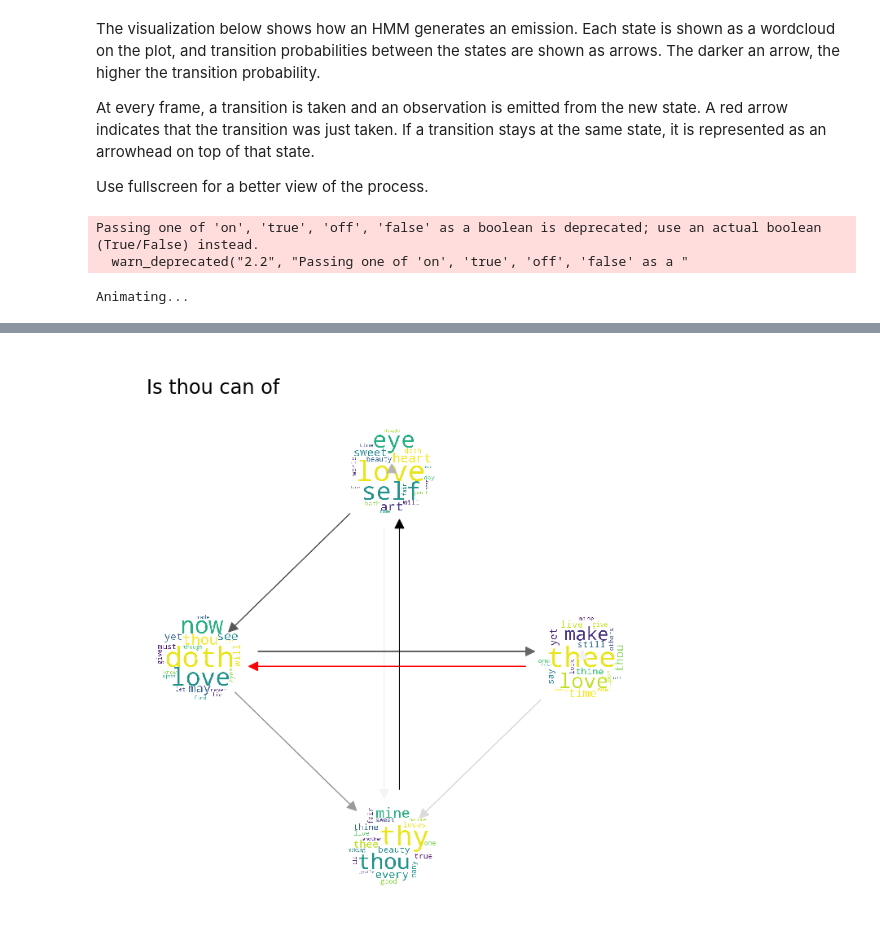
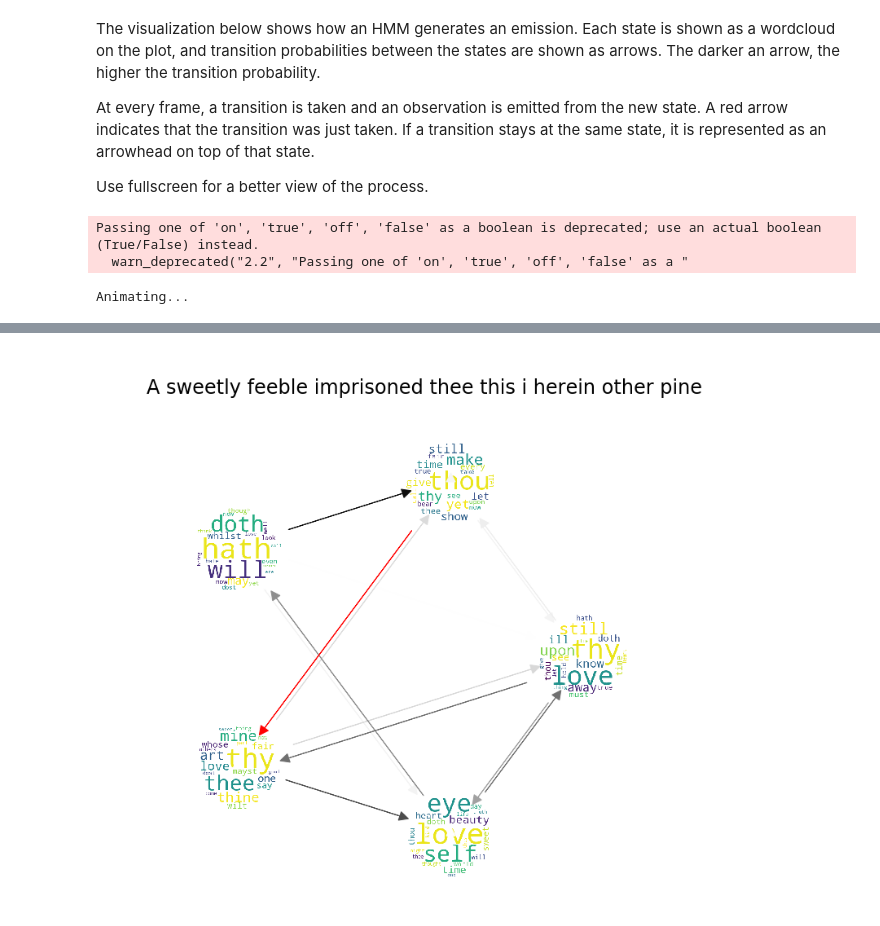
Before and after one commit to k77frank/Shakespeare, a Jupyter notebook: 2_notebook.ipynb, the cells around one changed output, grey strips where cells are left out. Saved outputs shown, nothing was run; the diff lists cells and outputs as text; code cells hidden in the pictures.

```diff
--- a/2_notebook.ipynb
+++ b/2_notebook.ipynb
@@ -145,3 +145,7 @@ Iteration: 100
 Sample Sentence:
 ====================
 For with thy argument poets as place dost like is impiety did they oaths newer with should time is pursuit with motion lies determined vanished...
+# %%
+hmm5 = unsupervised_HMM(obs, 5, 100)
+print('\nSample Sentence:\n====================')
+print(sample_sentence(hmm5, obs_map, n_words=25))
@@ -168,11 +185,11 @@ At every frame, a transition is taken and an observation is emitted from the new
 
 Use fullscreen for a better view of the process.
 # %%
-anim = animate_emission(hmm4, obs_map, M=4)
+anim = animate_emission(hmm5, obs_map, M=10)
 HTML(anim.to_html5_video())
 # %% [output]
 Passing one of 'on', 'true', 'off', 'false' as a boolean is deprecated; use an actual boolean (True/False) instead.
   warn_deprecated("2.2", "Passing one of 'on', 'true', 'off', 'false' as a "
 Animating...
 [interactive output not drawn]
-[figure, old version]
+[figure, new version]
```
Also changed, not shown: parts of 2 cells of this notebook, 16 other files.
